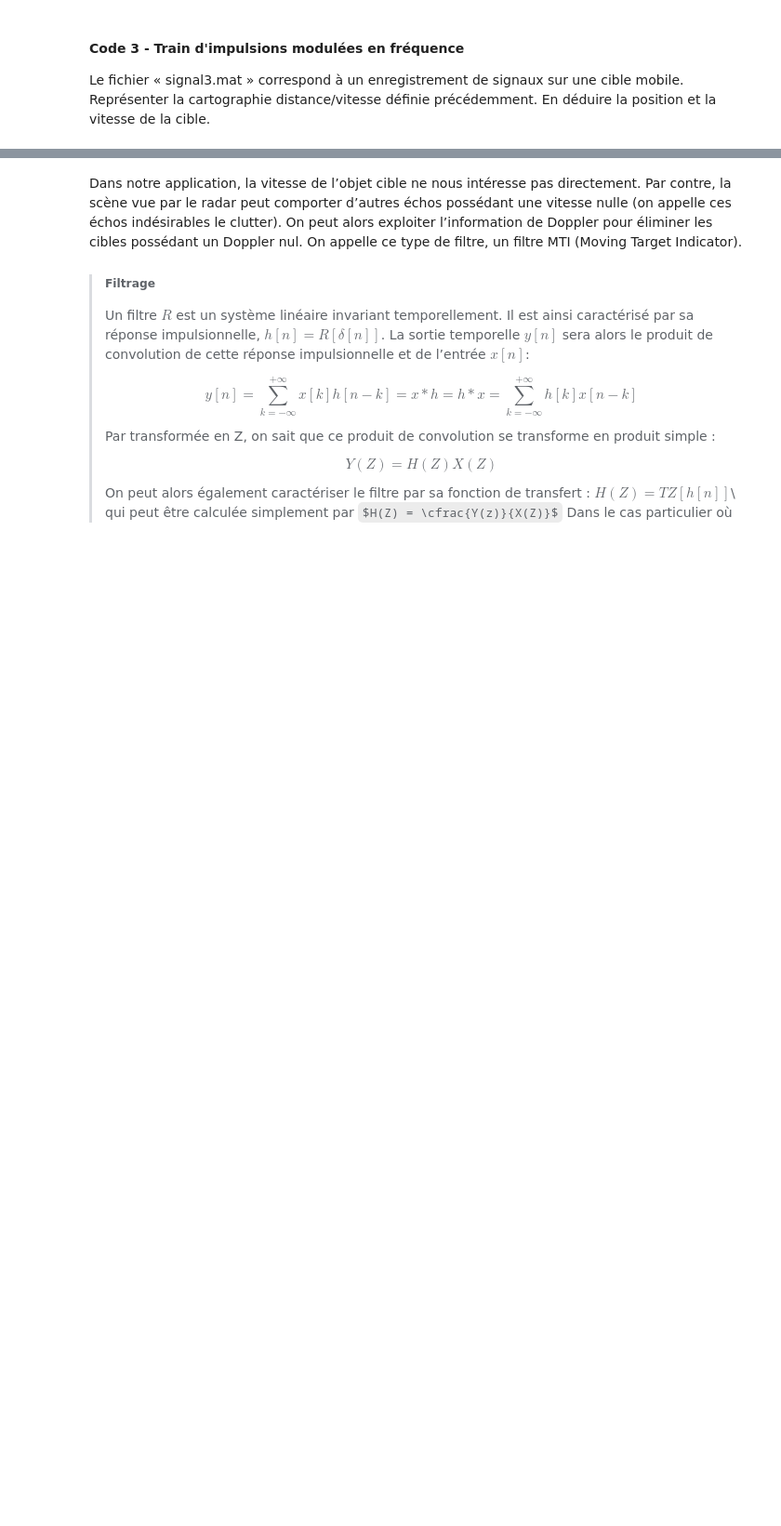
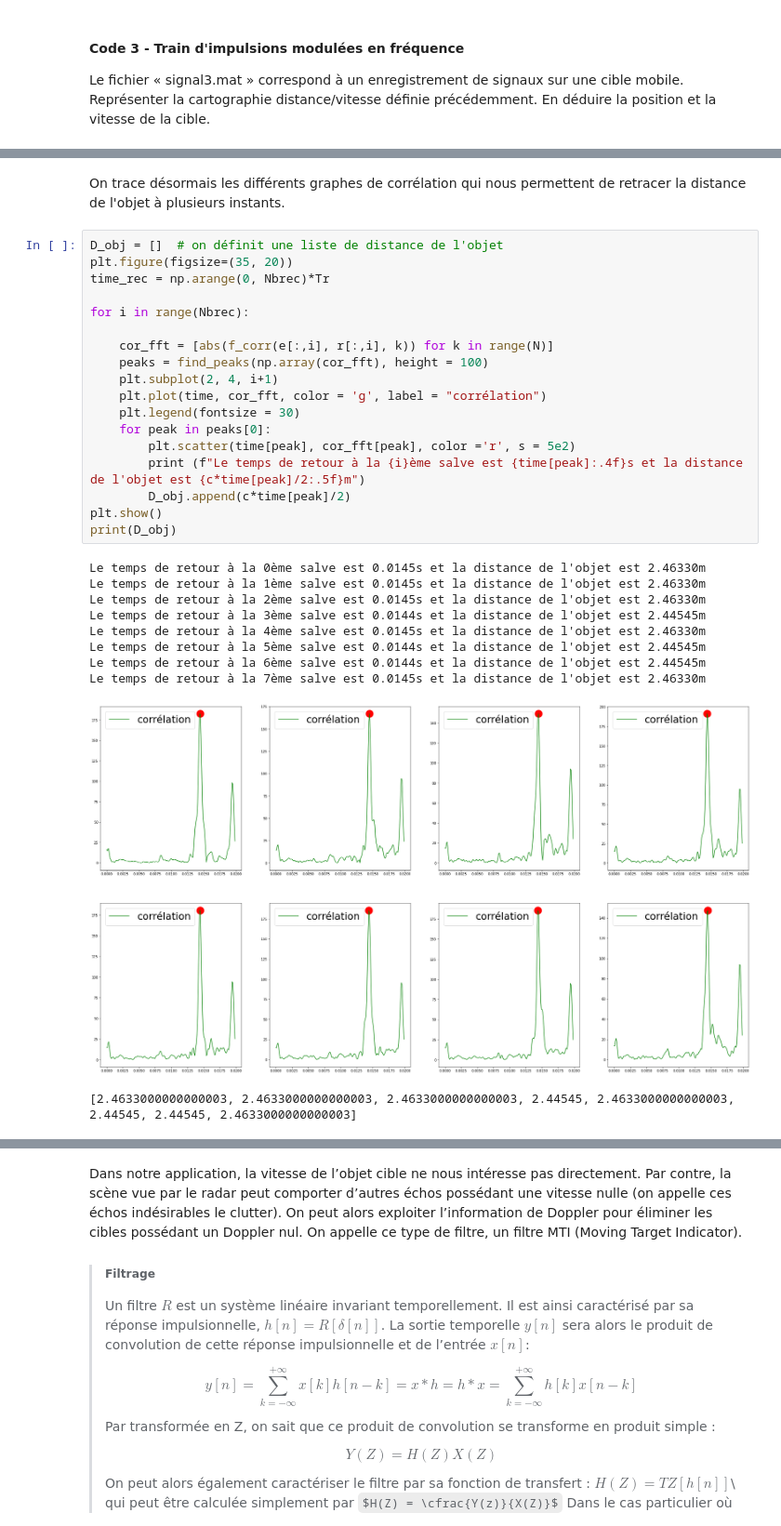
Before and after one commit to 21garbe/Traitement-du-siganl---1A, a Jupyter notebook: mini_projet_radar.ipynb, the cells around one changed output, grey strips where cells are left out. Shown at 93% size. Cells and saved outputs as stored; diff of their text form; some formulas as TeX source; blank space fills up the shorter version.

```diff
--- a/mini_projet_radar.ipynb
+++ b/mini_projet_radar.ipynb
@@ -530,0 +539,31 @@ TypeError: Image data of dtype object cannot be converted to float
+# %% [markdown]
+On trace désormais les différents graphes de corrélation qui nous permettent de retracer la distance de l'objet à plusieurs instants.
+# %%
+D_obj = []  # on définit une liste de distance de l'objet
+plt.figure(figsize=(35, 20))
+time_rec = np.arange(0, Nbrec)*Tr
+
+for i in range(Nbrec):
+
+    cor_fft = [abs(f_corr(e[:,i], r[:,i], k)) for k in range(N)]
+    peaks = find_peaks(np.array(cor_fft), height = 100)
+    plt.subplot(2, 4, i+1)
+    plt.plot(time, cor_fft, color = 'g', label = "corrélation")
+    plt.legend(fontsize = 30)
+    for peak in peaks[0]:
+        plt.scatter(time[peak], cor_fft[peak], color ='r', s = 5e2)
+        print (f"Le temps de retour à la {i}ème salve est {time[peak]:.4f}s et la distance de l'objet est {c*time[peak]/2:.5f}m")
+        D_obj.append(c*time[peak]/2)
+plt.show()
+print(D_obj)
+# %% [output]
+Le temps de retour à la 0ème salve est 0.0145s et la distance de l'objet est 2.46330m
+Le temps de retour à la 1ème salve est 0.0145s et la distance de l'objet est 2.46330m
+Le temps de retour à la 2ème salve est 0.0145s et la distance de l'objet est 2.46330m
+Le temps de retour à la 3ème salve est 0.0144s et la distance de l'objet est 2.44545m
+Le temps de retour à la 4ème salve est 0.0145s et la distance de l'objet est 2.46330m
+Le temps de retour à la 5ème salve est 0.0144s et la distance de l'objet est 2.44545m
+Le temps de retour à la 6ème salve est 0.0144s et la distance de l'objet est 2.44545m
+Le temps de retour à la 7ème salve est 0.0145s et la distance de l'objet est 2.46330m
+[figure, added]
+[2.4633000000000003, 2.4633000000000003, 2.4633000000000003, 2.44545, 2.4633000000000003, 2.44545, 2.44545, 2.4633000000000003]
```
Also changed, not shown: parts of 6 cells of this notebook.
